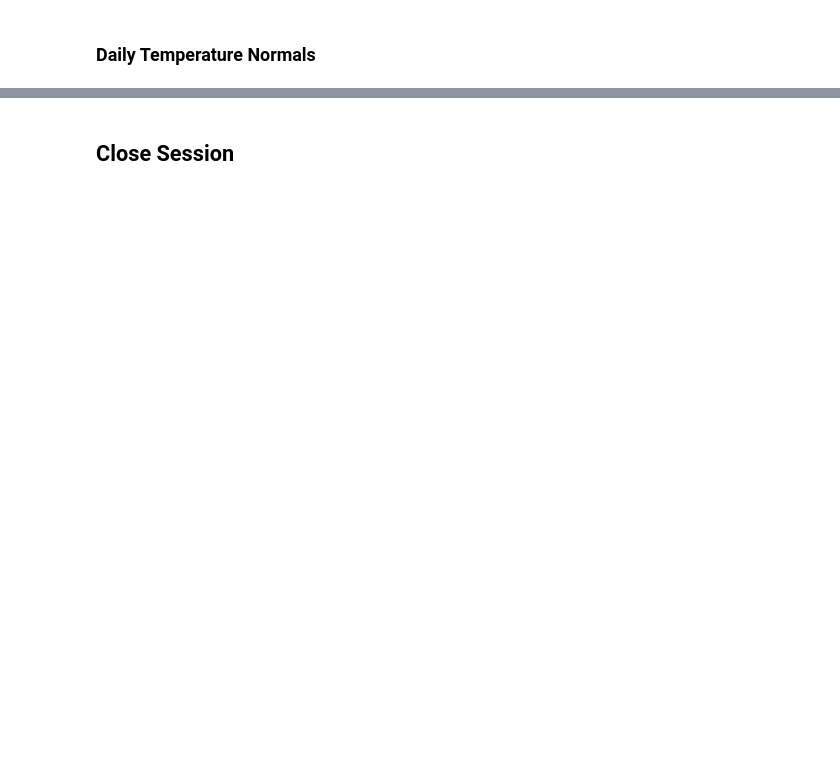
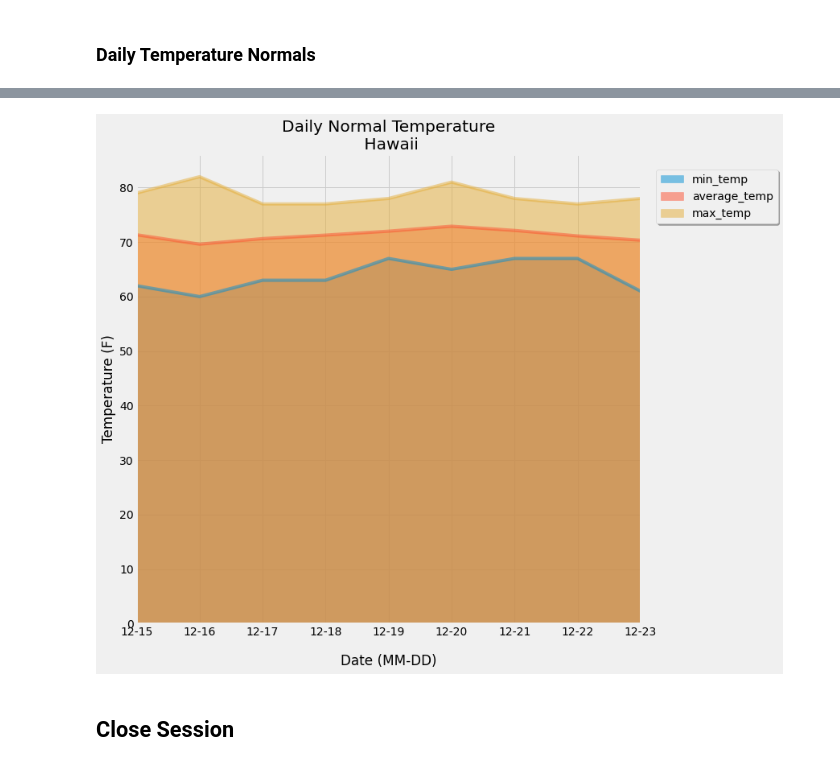
Before and after one commit to Shorleyshor/sqlalchemy-challenge, a Jupyter notebook: activities/temp_analysis_bonus_2_starter.ipynb, the cells around one changed output, grey strips where cells are left out. Drawn from its saved outputs; the diff is of its cells as text; code cells hidden in the pictures; blank space fills up the shorter version.

```diff
--- a/activities/temp_analysis_bonus_2_starter.ipynb
+++ b/activities/temp_analysis_bonus_2_starter.ipynb
@@ -162,16 +167,25 @@ daily_normals("01-01")
 # %%
 # calculate the daily normals for your trip
+
 # push each tuple of calculations into a list called `normals`
+normals =[]
+# Set the start and end date of the trip
+start_date = '2013-12-15'
+end_date = '2013-12-23'
 
-# Set the start and end date of the trip
-start_date = '2017-08-01'
-end_date = '2017-08-07'
+trip_days = ['12-15','12-16','12-17','12-18','12-19','12-20','12-21','12-22','12-23']
 
 # Use the start and end date to create a range of dates
+def daily_normals(date):
+    sel =[func.min(Measurement.tobs),func.round(func.avg(Measurement.tobs),2),
+         func.max(Measurement.tobs)]
 
-
-# Strip off the year and save a list of strings in the format %m-%d
+    # Strip off the year and save a list of strings in the format %m-%d
+    return session.query(*sel).filter(func.strftime("%m-%d", Measurement.date)==date).all()
 
 
 # Use the `daily_normals` function to calculate the normals for each date string
+for days in trip_days:
+    normals.append(daily_normals(days)[0])
 # and append the results to a list called `normals`.
+normals
@@ -178,2 +202,5 @@ end_date = '2017-08-07'
 # %%
 # Load the previous query results into a Pandas DataFrame and add the `trip_dates` range as the `date` index
+trip_normal_df = pd.DataFrame(normals, columns=['min_temp','average_temp','max_temp'], index =trip_days)
+
+trip_normal_df
@@ -182,2 +218,16 @@ end_date = '2017-08-07'
+# %%
+# Plot the daily normals as an area plot with `stacked=False`
+trip_normal_df.plot.area(stacked=False, alpha=0.5,figsize=(10,10));
+#plt.figure(figsize=(10,15))
+plt.xlabel('Date (MM-DD)',labelpad=20)
+plt.ylabel('Temperature (F)')
+plt.title('Daily Normal Temperature\n Hawaii')
+plt.gca().legend(loc='center left',shadow=True, bbox_to_anchor=(1.02,0.91),)
+
+plt.savefig("./Images/Area_plot.png")
+plt.autoscale(enable=True, axis='x', tight=True)
+plt.show()
+# %% [output]
+[figure, added]
 # %% [markdown]
 ## Close Session
```
Also changed, not shown: parts of 9 cells of this notebook, 1 other file.
